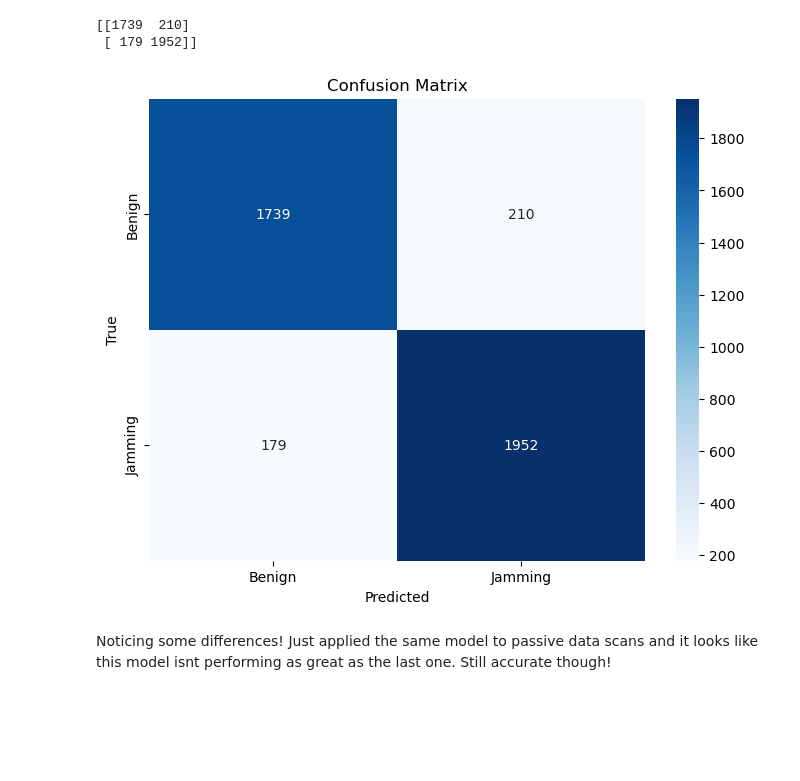
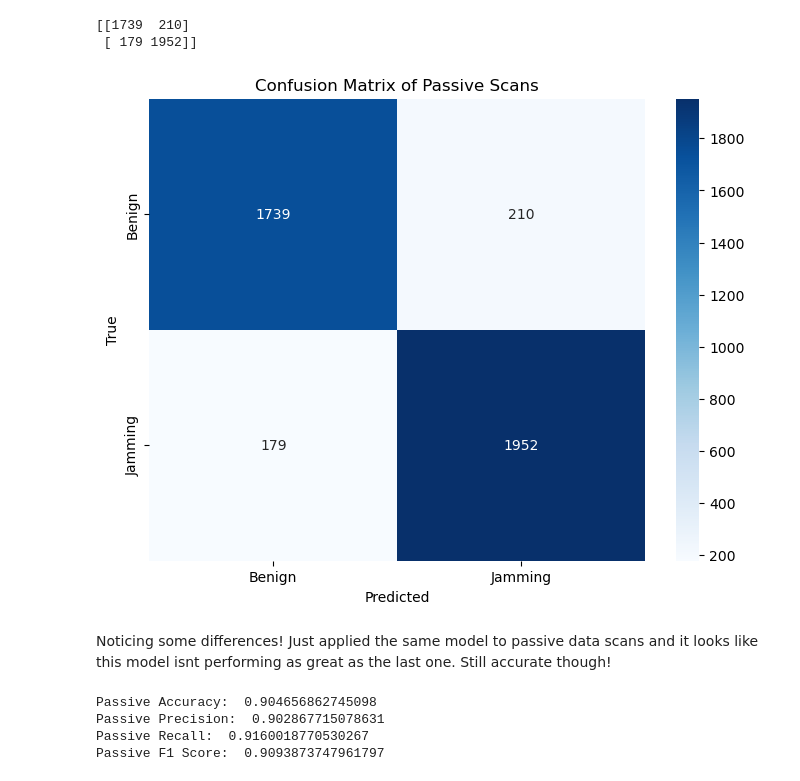
Before and after one commit to ghodgin/RF-Jamming, a Jupyter notebook: eda2.ipynb, the cells around one changed output. Drawn from its saved outputs; the diff is of its cells as text; code cells hidden in the pictures; blank space fills up the shorter version.

```diff
--- a/eda2.ipynb
+++ b/eda2.ipynb
@@ -88,15 +88,30 @@ print(confusion_matrix(y_test_passive, passive_y_pred))
 # %%
 cm = confusion_matrix(y_test_passive, passive_y_pred)
 
 plt.figure(figsize=(8,6))
 sns.heatmap(cm, annot=True, fmt='d', cmap='Blues', xticklabels=['Benign', 'Jamming'], yticklabels=['Benign', 'Jamming'])
 plt.xlabel('Predicted')
 plt.ylabel('True')
-plt.title('Confusion Matrix')
+plt.title('Confusion Matrix of Passive Scans')
 plt.show()
 # %% [output]
-[figure, old version]
+[figure, new version]
 # %% [markdown]
 Noticing some differences! Just applied the same model to passive data scans and it looks like this model isnt performing as great as the last one. Still accurate though!
 # %%
 from sklearn.metrics import accuracy_score, precision_score, recall_score, f1_score
+# %%
+passive_accuracy = accuracy_score(y_test_passive, passive_y_pred)
+passive_precision = precision_score(y_test_passive, passive_y_pred)
+passive_recall = recall_score(y_test_passive, passive_y_pred)
+passive_f1 = f1_score(y_test_passive, passive_y_pred)
+
+print(f"Passive Accuracy: {passive_accuracy: }")
+print(f"Passive Precision: {passive_precision: }")
+print(f"Passive Recall: {passive_recall: }")
+print(f"Passive F1 Score: {passive_f1: }")
+# %% [output]
+Passive Accuracy:  0.904656862745098
+Passive Precision:  0.902867715078631
+Passive Recall:  0.9160018770530267
+Passive F1 Score:  0.9093873747961797
```
Also changed, not shown: 2 other files.
